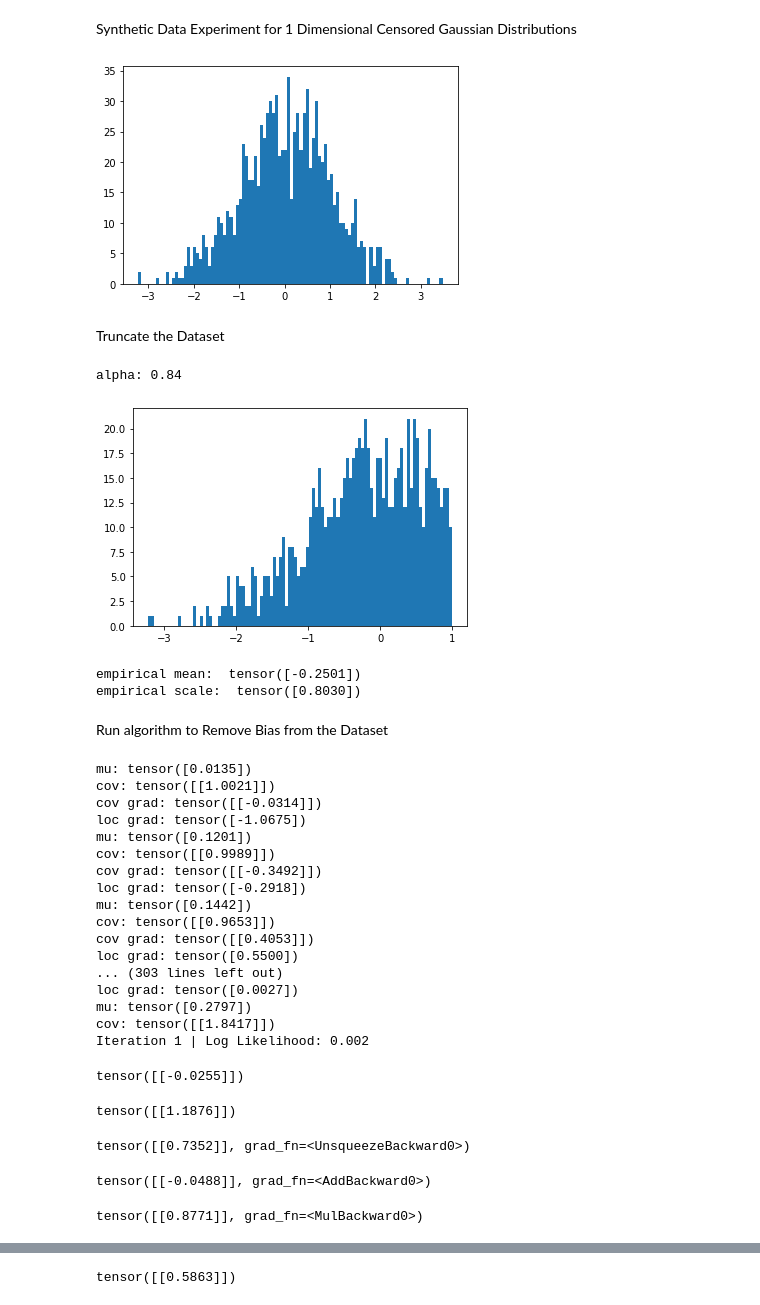
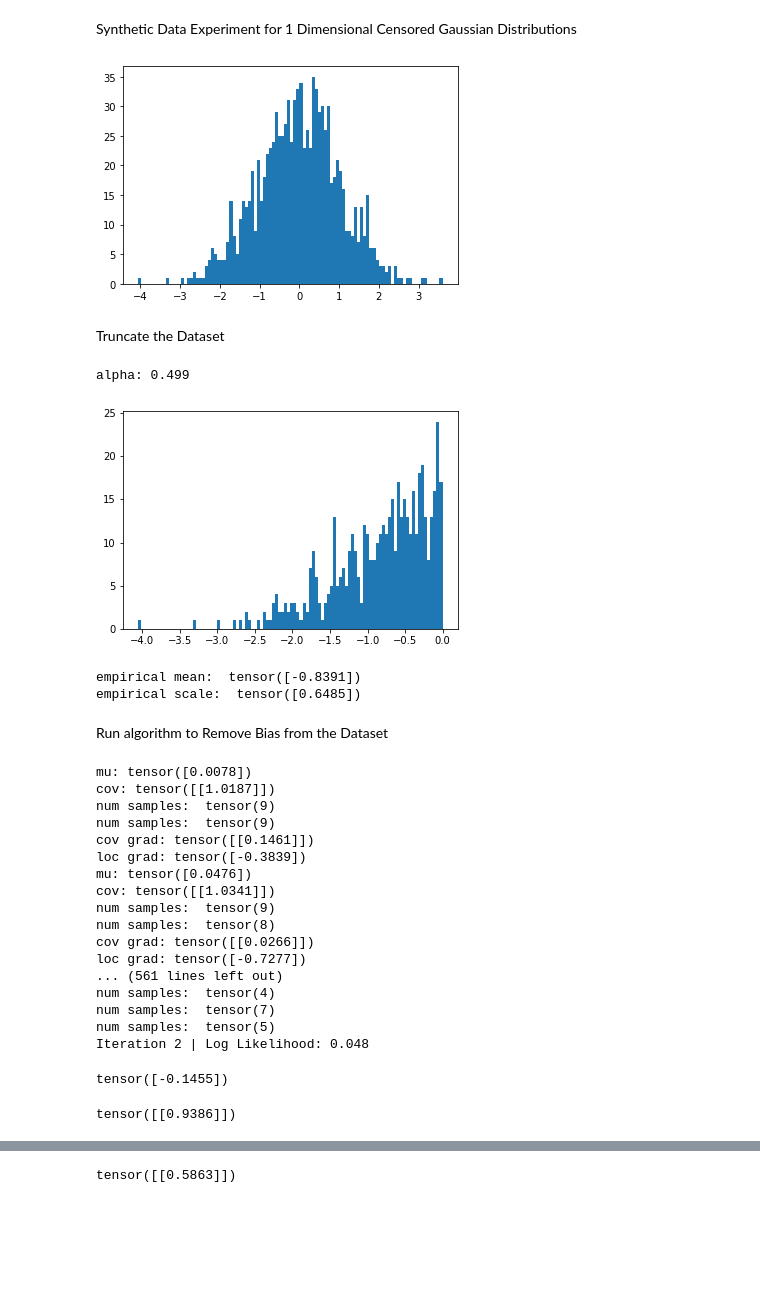
Before and after one commit to pstefanou12/Censored-Normal-Distributions, a Jupyter notebook: Censored Normal Distribution.ipynb, the cells around one changed output, grey strips where cells are left out. Saved outputs shown, nothing was run; the diff lists cells and outputs as text; code cells hidden in the pictures; blank space fills up the shorter version.

```diff
--- a/Censored Normal Distribution.ipynb
+++ b/Censored Normal Distribution.ipynb
@@ -27,9 +26,10 @@ args = Parameters({
     'tol': 1e-1,
     'lr': 1e-1,
     'out_dir': '/Users/patroklos/Desktop/exp',
-    'exp': 'sanitycensored',
+    'exp': 'censored_adjust_loc',
     'trials': 20,
     'var': 10,
+    'table_name': 'logs',
 })
 # %% [markdown]
 Synthetic Data Experiment for 1 Dimensional Censored Gaussian Distributions
@@ -40,22 +40,22 @@ samples = M.sample([args.samples])
 plt.hist(samples.flatten(), bins=100)
 plt.show()
 # %% [output]
-[figure, old version]
+[figure, new version]
 # %% [markdown]
 Truncate the Dataset
 # %%
-phi = oracle.Right(Tensor([1.0]))
+phi = oracle.Right(Tensor([0.0]))
 # phi = oracle.Identity()
 indices = phi(samples).nonzero()[:,0]
 S = samples[indices]
 alpha = S.size(0) / samples.size(0)
 print("alpha: {}".format(alpha))
 
 plt.hist(S.flatten(), bins=100)
 plt.show()
 # %% [output]
-alpha: 0.84
+alpha: 0.499
-[figure, old version]
+[figure, new version]
 # %%
 emp_loc = S.mean(0)
 print("empirical mean: ", emp_loc)
@@ -65,14 +65,14 @@ print("empirical scale: ", emp_scale)
 S_norm = (S - emp_loc) / emp_scale
 phi_norm = oracle.Right((phi.right - emp_loc) / emp_scale)
 # %% [output]
-empirical mean:  tensor([-0.2501])
-empirical scale:  tensor([0.8030])
+empirical mean:  tensor([-0.8391])
+empirical scale:  tensor([0.6485])
 # %% [markdown]
 Run algorithm to Remove Bias from the Dataset
 # %%
 censored = CensoredNormal(phi=phi_norm,
                           alpha=alpha,
-                          iter_=1,
+                          iter_=2,
                           bs=10,
                           num_samples=10,
 #                           step_lr=100,
@@ -81,40 +81,28 @@ censored = CensoredNormal(phi=phi_norm,
 #                           custom_lr_multiplier='adam')
 censored.fit(S_norm)
 # %% [output]
-mu: tensor([0.0135])
-cov: tensor([[1.0021]])
-cov grad: tensor([[-0.0314]])
-loc grad: tensor([-1.0675])
-mu: tensor([0.1201])
-cov: tensor([[0.9989]])
-cov grad: tensor([[-0.3492]])
-loc grad: tensor([-0.2918])
-mu: tensor([0.1442])
-cov: tensor([[0.9653]])
-cov grad: tensor([[0.4053]])
-loc grad: tensor([0.5500])
-... (303 lines left out)
-loc grad: tensor([0.0027])
-mu: tensor([0.2797])
-cov: tensor([[1.8417]])
-Iteration 1 | Log Likelihood: 0.002
+mu: tensor([0.0078])
+cov: tensor([[1.0187]])
+num samples:  tensor(9)
+num samples:  tensor(9)
+cov grad: tensor([[0.1461]])
+loc grad: tensor([-0.3839])
+mu: tensor([0.0476])
+cov: tensor([[1.0341]])
+num samples:  tensor(9)
+num samples:  tensor(8)
+cov grad: tensor([[0.0266]])
+loc grad: tensor([-0.7277])
+... (561 lines left out)
+num samples:  tensor(4)
+num samples:  tensor(7)
+num samples:  tensor(5)
+Iteration 2 | Log Likelihood: 0.048
 # %%
-(censored.loc * censored.scale.inverse()) * emp_scale + emp_loc
+censored.loc * emp_scale + emp_loc
 # %% [output]
-tensor([[-0.0255]])
+tensor([-0.1455])
 # %%
-censored.scale.inverse() * emp_scale.pow(2)
+censored.variance * emp_scale.pow(2)
 # %% [output]
-tensor([[1.1876]])
+tensor([[0.9386]])
-# %%
-censored.censored_normal.cov_est.mean(1)[None,...]
-# %% [output]
-tensor([[0.7352]], grad_fn=<UnsqueezeBackward0>)
-# %%
-censored.censored_normal.loc_est.mean(1) * censored.censored_normal.cov_est.mean(1)[None,...].inverse() * emp_scale + emp_loc
-# %% [output]
-tensor([[-0.0488]], grad_fn=<AddBackward0>)
-# %%
-censored.censored_normal.cov_est.mean(1)[None,...].inverse() * S.var(0)
-# %% [output]
-tensor([[0.8771]], grad_fn=<MulBackward0>)
```
Also changed, not shown: parts of 10 cells of this notebook.
